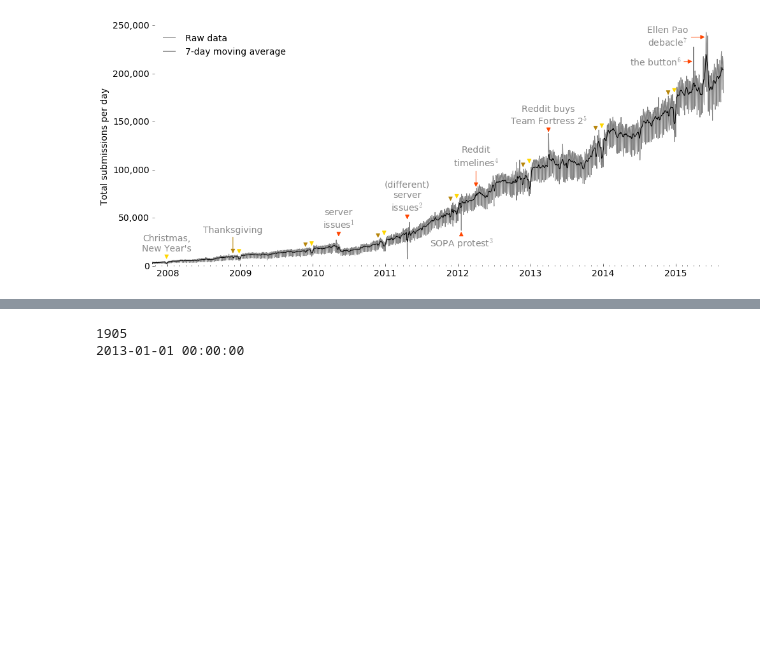
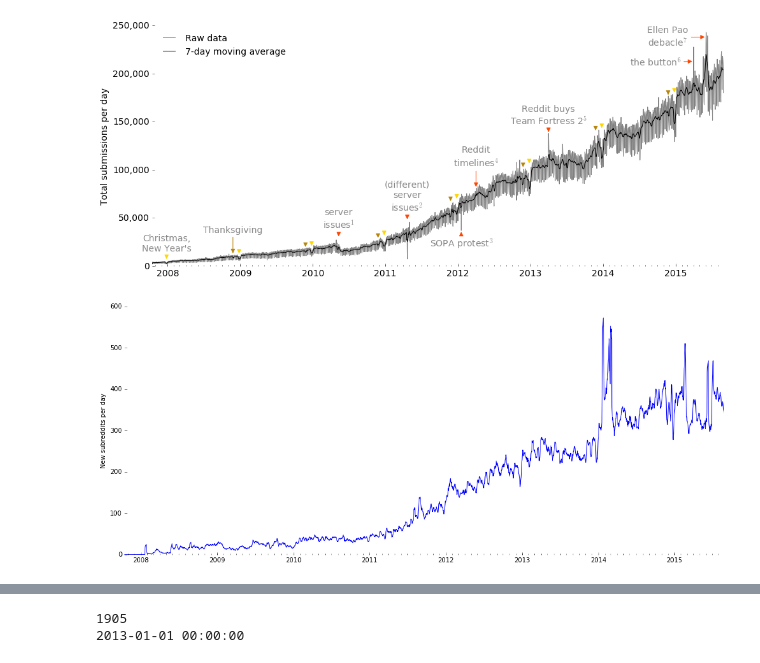
Before and after one commit to JeroenDelcour/redditStats, a Jupyter notebook: subreddits activity/subreddit video.ipynb, the cells around one changed output, grey strips where cells are left out. Cells and saved outputs as stored; diff of their text form; code cells hidden in the pictures; blank space fills up the shorter version.

```diff
--- a/subreddits activity/subreddit video.ipynb
+++ b/subreddits activity/subreddit video.ipynb
@@ -445,3 +503,21 @@ plt.savefig('daily submissions timeline.png')
 plt.show()
 # %% [output]
 [figure]
+# %%
+fig, ax = plt.subplots(figsize=(14,6))
+# ax.plot(dates[:-4], data_avg[:-4]/np.max(data_avg), color='black', label='7-day moving average')
+ax.plot(dates[:-5], moving_avg(np.diff(subreddit_count[629:]),7)[:-4])
+ax.set_ylabel('New subreddits per day')
+
+ax.xaxis.set_major_locator(years)
+ax.xaxis.set_major_formatter(yearsFmt)
+ax.xaxis.set_minor_locator(months)
+
+# ax.get_yaxis().set_major_formatter(
+#     matplotlib.ticker.FuncFormatter(lambda x, p: format(int(x), ',')))
+
+hide_spines()
+plt.tight_layout()
+plt.show()
+# %% [output]
+[figure, added]
```
Also changed, not shown: parts of 16 cells of this notebook.
